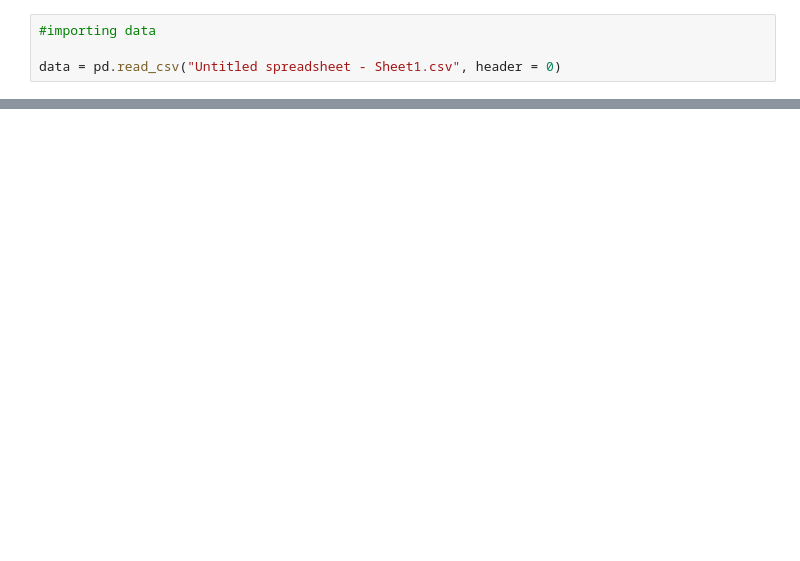
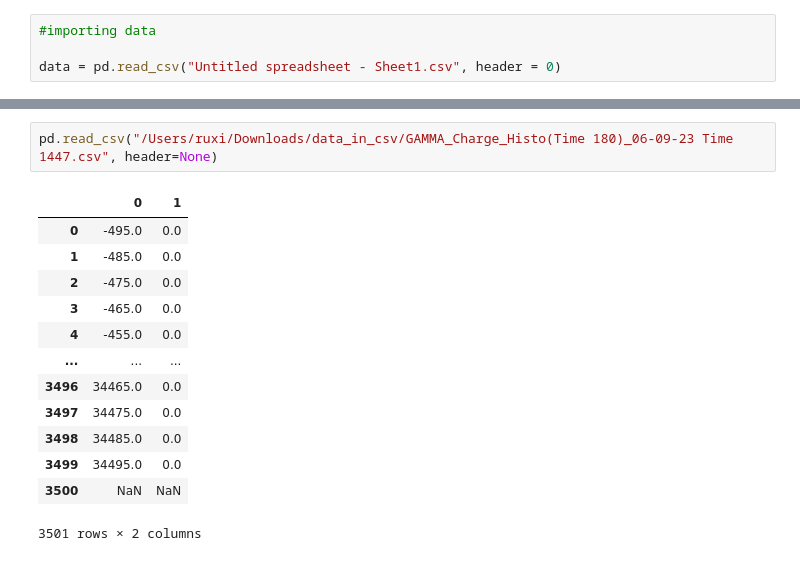
Before and after one commit to diodeamy/GammaSpectra, a Jupyter notebook: Untitled.ipynb, the cells around one changed output, grey strips where cells are left out. Saved outputs shown, nothing was run; the diff lists cells and outputs as text; blank space fills up the shorter version.

```diff
--- a/Untitled.ipynb
+++ b/Untitled.ipynb
@@ -22,0 +29,16 @@ Text(0.5, 1.0, 'Counting Frequency vs. Threshold Voltage')
+# %%
+pd.read_csv("/Users/ruxi/Downloads/data_in_csv/GAMMA_Charge_Histo(Time 180)_06-09-23 Time 1447.csv", header=None)
+# %% [output]
+|  | 0 | 1 |
+| 0 | -495.0 | 0.0 |
+| 1 | -485.0 | 0.0 |
+| 2 | -475.0 | 0.0 |
+| 3 | -465.0 | 0.0 |
+| 4 | -455.0 | 0.0 |
+| ... | ... | ... |
+| 3496 | 34465.0 | 0.0 |
+| 3497 | 34475.0 | 0.0 |
+| 3498 | 34485.0 | 0.0 |
+| 3499 | 34495.0 | 0.0 |
+| 3500 | NaN | NaN |
+3501 rows × 2 columns
```
Also changed, not shown: parts of 2 cells of this notebook, 52 other files.
